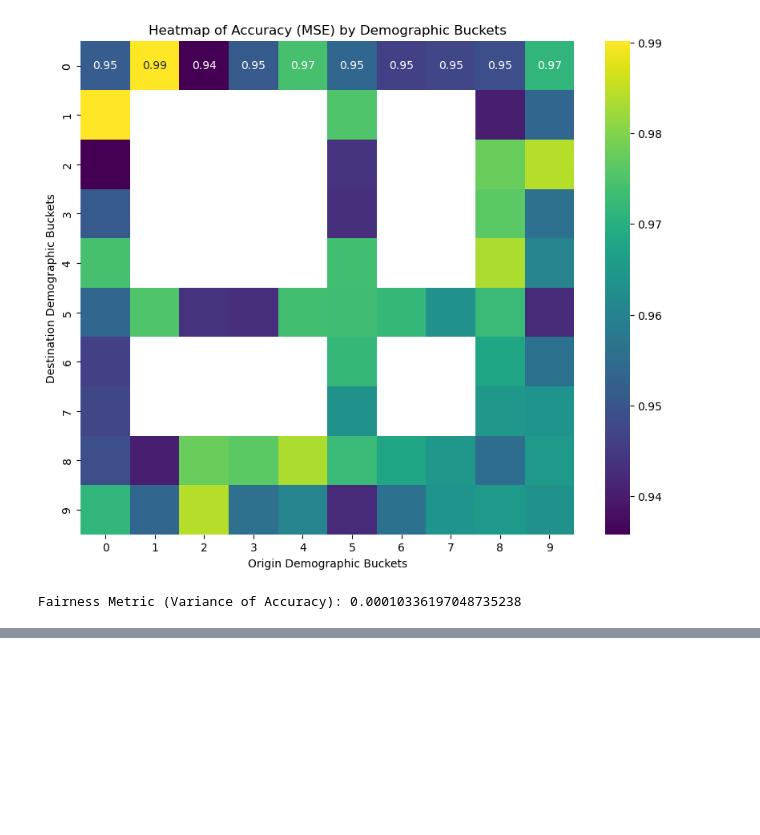
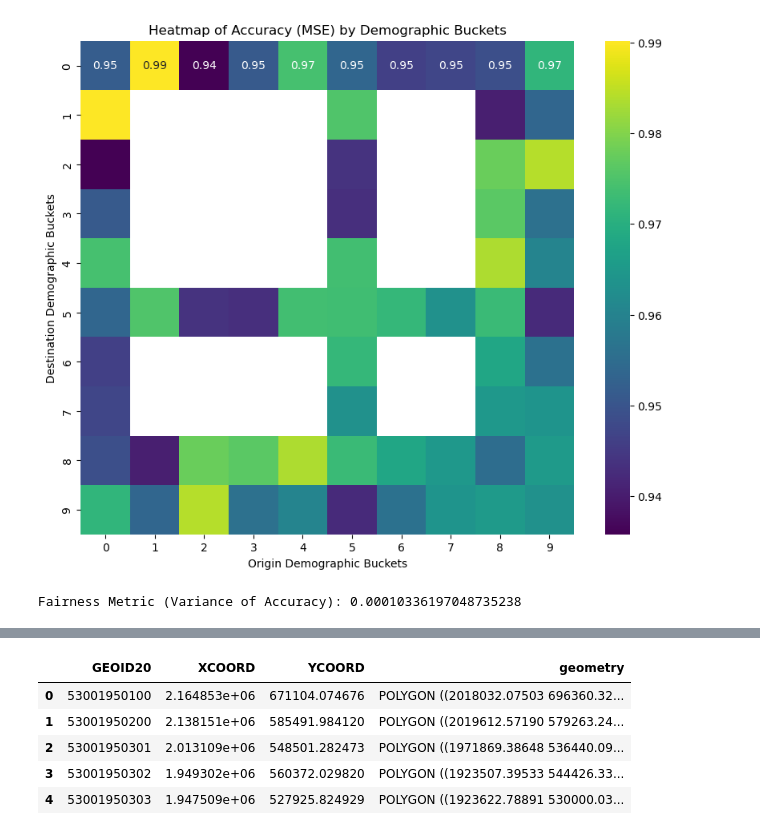
Before and after one commit to DSSG24-CF-Fairness/crowdflow-fairness, a Jupyter notebook: evaluation/test.ipynb, the cells around one changed output, grey strips where cells are left out. Saved outputs shown, nothing was run; the diff lists cells and outputs as text; code cells hidden in the pictures; blank space fills up the shorter version.

```diff
--- a/evaluation/test.ipynb
+++ b/evaluation/test.ipynb
@@ -309,0 +354,12 @@ Fairness Metric (Variance of Accuracy): 0.00010336197048735238
+# %%
+import geopandas as gpd
+tracts = gpd.read_file("/Users/apoorvasheera/Documents/DSSG/Crowd Flow/crowdflow-fairness/data/WA/tessellation_processed.geojson")
+# %%
+tracts.head()
+# %% [output]
+|  | GEOID20 | XCOORD | YCOORD | geometry |
+| 0 | 53001950100 | 2.164853e+06 | 671104.074676 | POLYGON ((2018032.07503 696360.32... |
+| 1 | 53001950200 | 2.138151e+06 | 585491.984120 | POLYGON ((2019612.57190 579263.24... |
+| 2 | 53001950301 | 2.013109e+06 | 548501.282473 | POLYGON ((1971869.38648 536440.09... |
+| 3 | 53001950302 | 1.949302e+06 | 560372.029820 | POLYGON ((1923507.39533 544426.33... |
+| 4 | 53001950303 | 1.947509e+06 | 527925.824929 | POLYGON ((1923622.78891 530000.03... |
```
Also changed, not shown: parts of 16 cells of this notebook, 17 other files.
